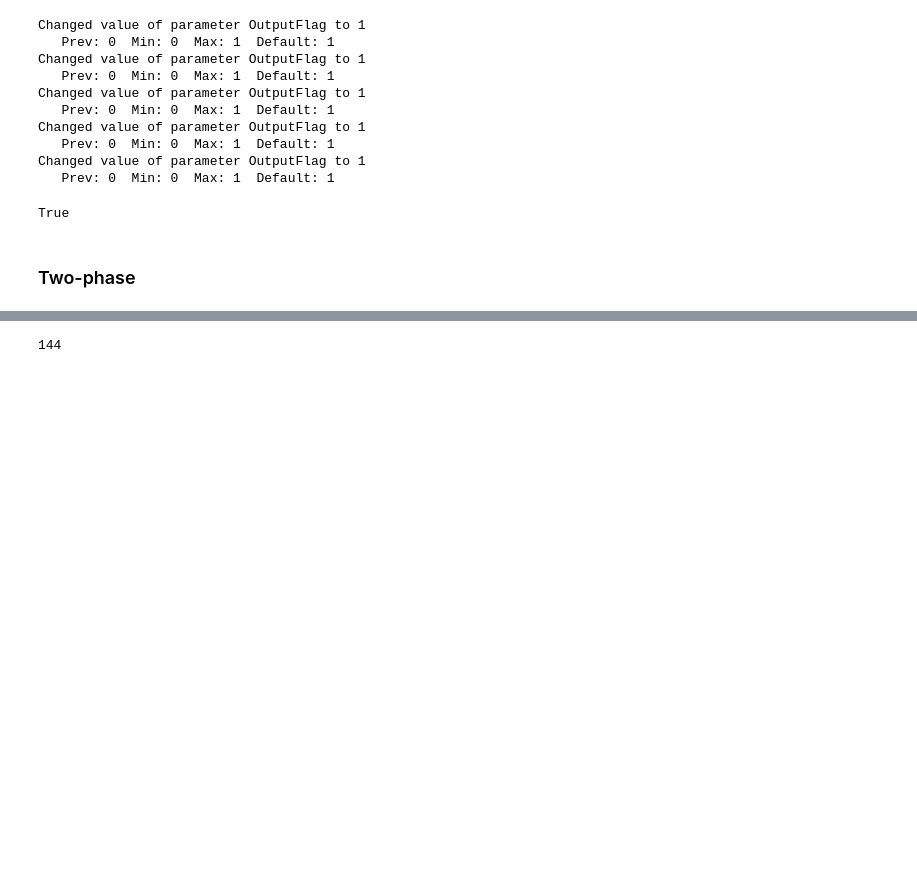
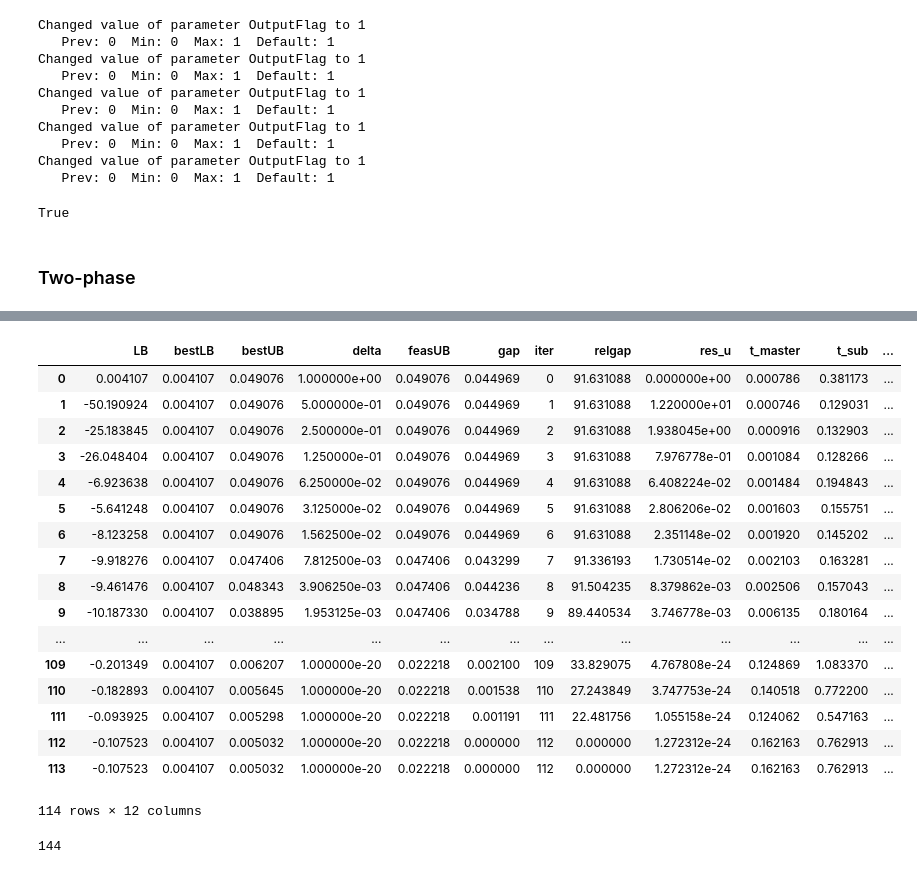
Before and after one commit to SBRG/dynamicme, a Jupyter notebook: notebooks/testing/toy_radix_lagrange_sse.ipynb, the cells around one changed output, grey strips where cells are left out. Saved outputs shown, nothing was run; the diff lists cells and outputs as text; code cells hidden in the pictures; blank space fills up the shorter version.

```diff
--- a/notebooks/testing/toy_radix_lagrange_sse.ipynb
+++ b/notebooks/testing/toy_radix_lagrange_sse.ipynb
@@ -206,3 +209,24 @@ Best Heuristic solution has objval=0.0363945192047
+# %%
+df_phase2
+# %% [output]
+|  | LB | bestLB | bestUB | delta | feasUB | gap | iter | relgap | res_u | t_master | t_sub | ... |
+| 0 | 0.004107 | 0.004107 | 0.049076 | 1.000000e+00 | 0.049076 | 0.044969 | 0 | 91.631088 | 0.000000e+00 | 0.000786 | 0.381173 | ... |
+| 1 | -50.190924 | 0.004107 | 0.049076 | 5.000000e-01 | 0.049076 | 0.044969 | 1 | 91.631088 | 1.220000e+01 | 0.000746 | 0.129031 | ... |
+| 2 | -25.183845 | 0.004107 | 0.049076 | 2.500000e-01 | 0.049076 | 0.044969 | 2 | 91.631088 | 1.938045e+00 | 0.000916 | 0.132903 | ... |
+| 3 | -26.048404 | 0.004107 | 0.049076 | 1.250000e-01 | 0.049076 | 0.044969 | 3 | 91.631088 | 7.976778e-01 | 0.001084 | 0.128266 | ... |
+| 4 | -6.923638 | 0.004107 | 0.049076 | 6.250000e-02 | 0.049076 | 0.044969 | 4 | 91.631088 | 6.408224e-02 | 0.001484 | 0.194843 | ... |
+| 5 | -5.641248 | 0.004107 | 0.049076 | 3.125000e-02 | 0.049076 | 0.044969 | 5 | 91.631088 | 2.806206e-02 | 0.001603 | 0.155751 | ... |
+| 6 | -8.123258 | 0.004107 | 0.049076 | 1.562500e-02 | 0.049076 | 0.044969 | 6 | 91.631088 | 2.351148e-02 | 0.001920 | 0.145202 | ... |
+| 7 | -9.918276 | 0.004107 | 0.047406 | 7.812500e-03 | 0.047406 | 0.043299 | 7 | 91.336193 | 1.730514e-02 | 0.002103 | 0.163281 | ... |
+| 8 | -9.461476 | 0.004107 | 0.048343 | 3.906250e-03 | 0.047406 | 0.044236 | 8 | 91.504235 | 8.379862e-03 | 0.002506 | 0.157043 | ... |
+| 9 | -10.187330 | 0.004107 | 0.038895 | 1.953125e-03 | 0.047406 | 0.034788 | 9 | 89.440534 | 3.746778e-03 | 0.006135 | 0.180164 | ... |
+| ... | ... | ... | ... | ... | ... | ... | ... | ... | ... | ... | ... | ... |
+| 109 | -0.201349 | 0.004107 | 0.006207 | 1.000000e-20 | 0.022218 | 0.002100 | 109 | 33.829075 | 4.767808e-24 | 0.124869 | 1.083370 | ... |
+| 110 | -0.182893 | 0.004107 | 0.005645 | 1.000000e-20 | 0.022218 | 0.001538 | 110 | 27.243849 | 3.747753e-24 | 0.140518 | 0.772200 | ... |
+| 111 | -0.093925 | 0.004107 | 0.005298 | 1.000000e-20 | 0.022218 | 0.001191 | 111 | 22.481756 | 1.055158e-24 | 0.124062 | 0.547163 | ... |
+| 112 | -0.107523 | 0.004107 | 0.005032 | 1.000000e-20 | 0.022218 | 0.000000 | 112 | 0.000000 | 1.272312e-24 | 0.162163 | 0.762913 | ... |
+| 113 | -0.107523 | 0.004107 | 0.005032 | 1.000000e-20 | 0.022218 | 0.000000 | 112 | 0.000000 | 1.272312e-24 | 0.162163 | 0.762913 | ... |
+114 rows × 12 columns
 # %%
 len(master._us)
 # %% [output]
```
Also changed, not shown: parts of 8 cells of this notebook, 6 other files.
